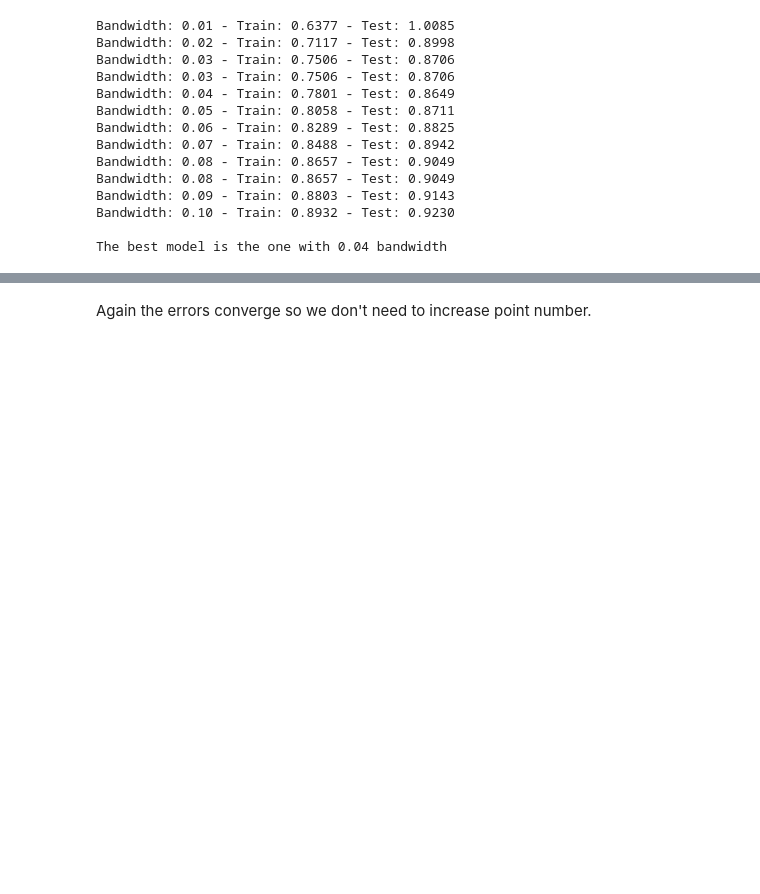
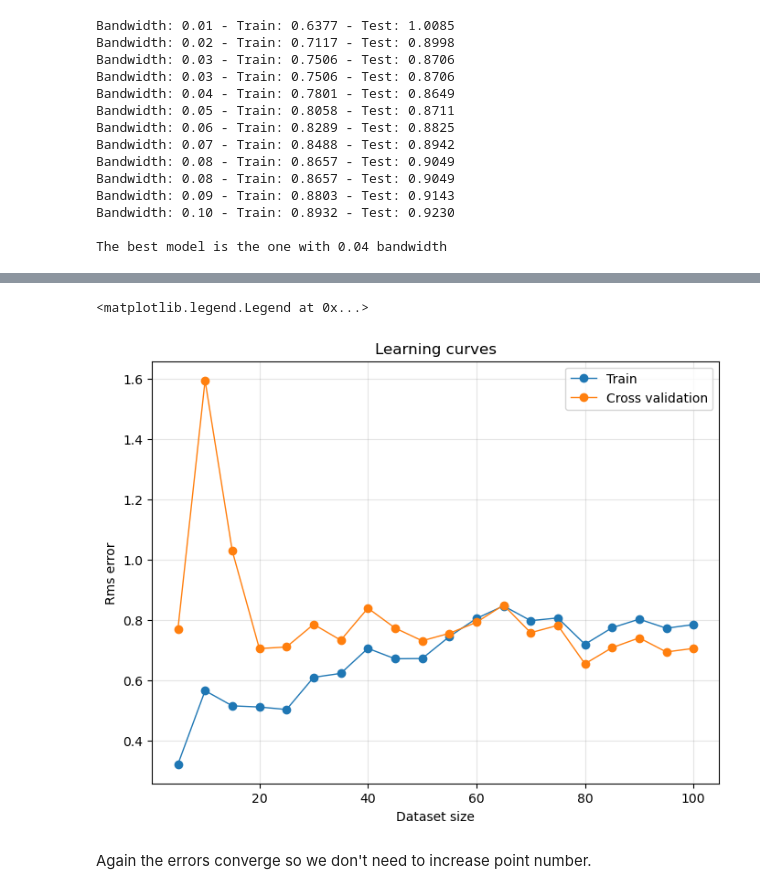
Before and after one commit to Isabella-Famoso/astrostatistics_bicocca_2024, a Jupyter notebook: working/L17/Supernovae I.ipynb, the cells around one changed output, grey strips where cells are left out. Saved outputs shown, nothing was run; the diff lists cells and outputs as text; code cells hidden in the pictures; blank space fills up the shorter version.

```diff
--- a/working/L17/Supernovae I.ipynb
+++ b/working/L17/Supernovae I.ipynb
@@ -652,13 +539,9 @@ ValueError: x and y must have same first dimension, but have shapes (10,) and (1
 # %%
-#We fix the sigma = 0.2 which is found to be the best, now we select different size samples
+#We fix the bandwidth=0.4 which is found to be the best, now we select different size samples
 size = np.linspace(5, 100, 20, dtype='int')
 
 rms_train_tot = np.empty(len(size))
 rms_test_tot = np.empty(len(size))
-
-#For the standard deviation
-rms_train_tot_std = np.empty(len(size))
-rms_test_tot_std = np.empty(len(size))
 
 for j, ds in enumerate(size):
     data_indexes = np.random.choice(np.arange(0, 100), size=ds, replace=False)
@@ -685,52 +568,20 @@ for j, ds in enumerate(size):
 
     rms_train_tot[j] = np.mean(rms_train)
     rms_test_tot[j] = np.mean(rms_test)
-
-    rms_train_tot_std[j] = np.std(rms_train)
-    rms_test_tot_std[j] = np.std(rms_test)
 # %%
 #Plot the errors
 fig = plt.figure(figsize=(8,6))
 ax = fig.gca()
 ax.grid(c='grey', alpha = 0.2)
 ax.set_title('Learning curves')
 ax.set_xlabel('Dataset size')
 ax.plot(size, rms_train_tot, label = 'Train', marker = 'o', lw = 1)
 ax.plot(size, rms_test_tot, label = 'Cross validation', marker = 'o', lw = 1)
 ax.set_ylabel('Rms error')
 ax.legend()
-
-fig2 = plt.figure(figsize=(8,6))
-ax2 = fig2.gca()
-ax2.grid(c='grey', alpha = 0.2)
-ax2.set_title('Learning curves - Zoom in')
-ax2.set_xlabel('Dataset size')
-ax2.plot(size, rms_train_tot, label = 'Train', marker = 'o', lw = 1)
-ax2.plot(size, rms_test_tot, label = 'Cross validation', marker = 'o', lw = 1)
-ax2.set_ylabel('Rms error')
-ax2.legend()
-ax2.set_ylim(-1.0, 2.5)
-
-fig3 = plt.figure(figsize=(8,6))
-ax3 = fig3.gca()
-ax3.grid(c='grey', alpha = 0.2)
-ax3.set_title('Learning curves with errors')
-ax3.set_xlabel('Dataset size')
-ax3.errorbar(size, rms_train_tot, rms_train_tot_std, label = 'Train', marker = 'o', lw = 1)
-ax3.errorbar(size, rms_test_tot, rms_test_tot_std, label = 'Cross validation', marker = 'o', lw = 1)
-ax3.set_ylabel('Rms error')
-ax3.legend()
-
-fig4 = plt.figure(figsize=(8,6))
-ax4 = fig4.gca()
-ax4.grid(c='grey', alpha = 0.2)
-ax4.set_title('Learning curves with errors - Zoom in')
-ax4.set_xlabel('Dataset size')
-ax4.errorbar(size, rms_train_tot, rms_train_tot_std, label = 'Train', marker = 'o', lw = 1)
-ax4.errorbar(size, rms_test_tot, rms_test_tot_std, label = 'Cross validation', marker = 'o', lw = 1)
-ax4.set_ylabel('Rms error')
-ax4.legend()
-ax4.set_ylim(-1.0, 2.5)
+# %% [output]
+<matplotlib.legend.Legend at 0x...>
+[figure, added]
 # %% [markdown]
 Again the errors converge so we don't need to increase point number.
 # %% [markdown]
```
Also changed, not shown: parts of 13 cells of this notebook.
